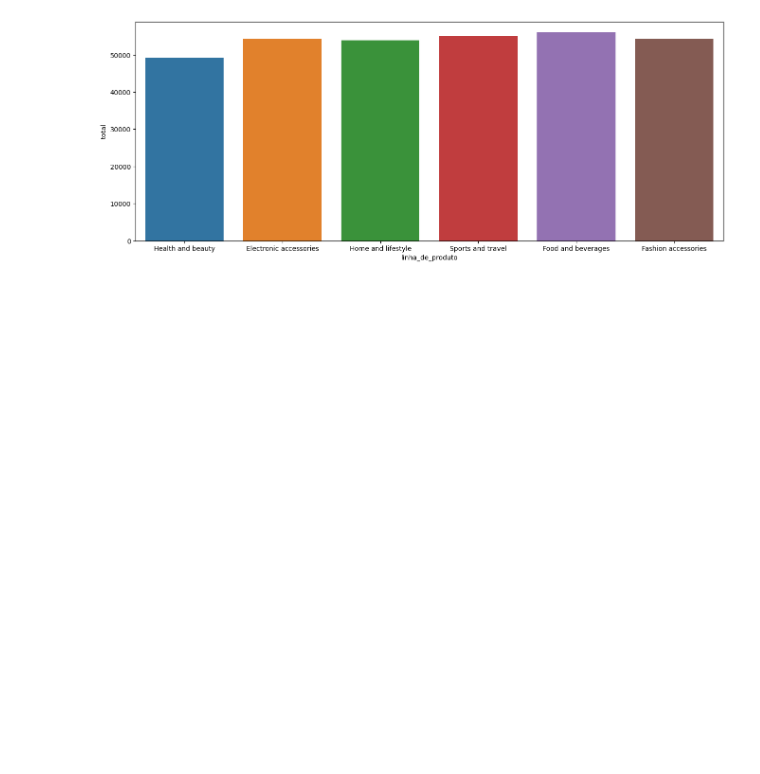
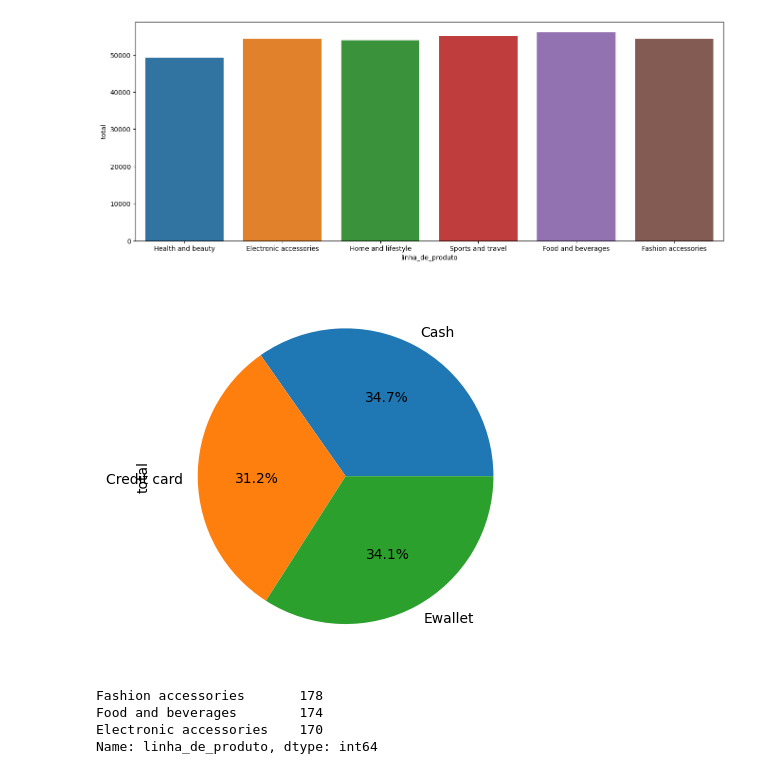
Before and after one commit to gbrfilipe/EDA-Vendas-de-Supermercado, a Jupyter notebook: analise.ipynb, the cells around one changed output. Saved outputs shown, nothing was run; the diff lists cells and outputs as text; code cells hidden in the pictures; blank space fills up the shorter version.

```diff
--- a/analise.ipynb
+++ b/analise.ipynb
@@ -13,3 +13,8 @@ headers = ["ID", "filial", "cidade", "tipo_cliente", "genero", "linha_de_produto
 
 #Importar CSV
 df = pd.read_csv("supermarket_sales.csv", names = headers, header = 0)
+df['data'] = df['data'].astype('datetime64[ns]')
+df['mes'] = pd.DatetimeIndex(df['data']).month
+df['semana'] = pd.DatetimeIndex(df['data']).week
+df['dia'] = pd.DatetimeIndex(df['data']).day
+df['apenas_horas'] = df['hora'].str[:2]
@@ -177,3 +187,10 @@ plt.subplots(figsize=(16,6))
 sns.barplot(data = df, x = "linha_de_produto", y = "total", estimator= "sum", errorbar=None);
 # %% [output]
 [figure]
+# %%
+# •	Gráfico mostrando o total de vendas em cada forma de pagamento
+forma_pagamento_total = df.groupby('forma_pagamento')['total'].sum()
+forma_pagamento_total
+forma_pagamento_total.plot(kind="pie", autopct='%.1f%%');
+# %% [output]
+[figure, added]
@@ -179,0 +200,7 @@ sns.barplot(data = df, x = "linha_de_produto", y = "total", estimator= "sum", er
+# %%
+df['linha_de_produto'].value_counts().head(3)
+# %% [output]
+Fashion accessories       178
+Food and beverages        174
+Electronic accessories    170
+Name: linha_de_produto, dtype: int64
```
Also changed, not shown: parts of 13 cells of this notebook, 2 other files.
